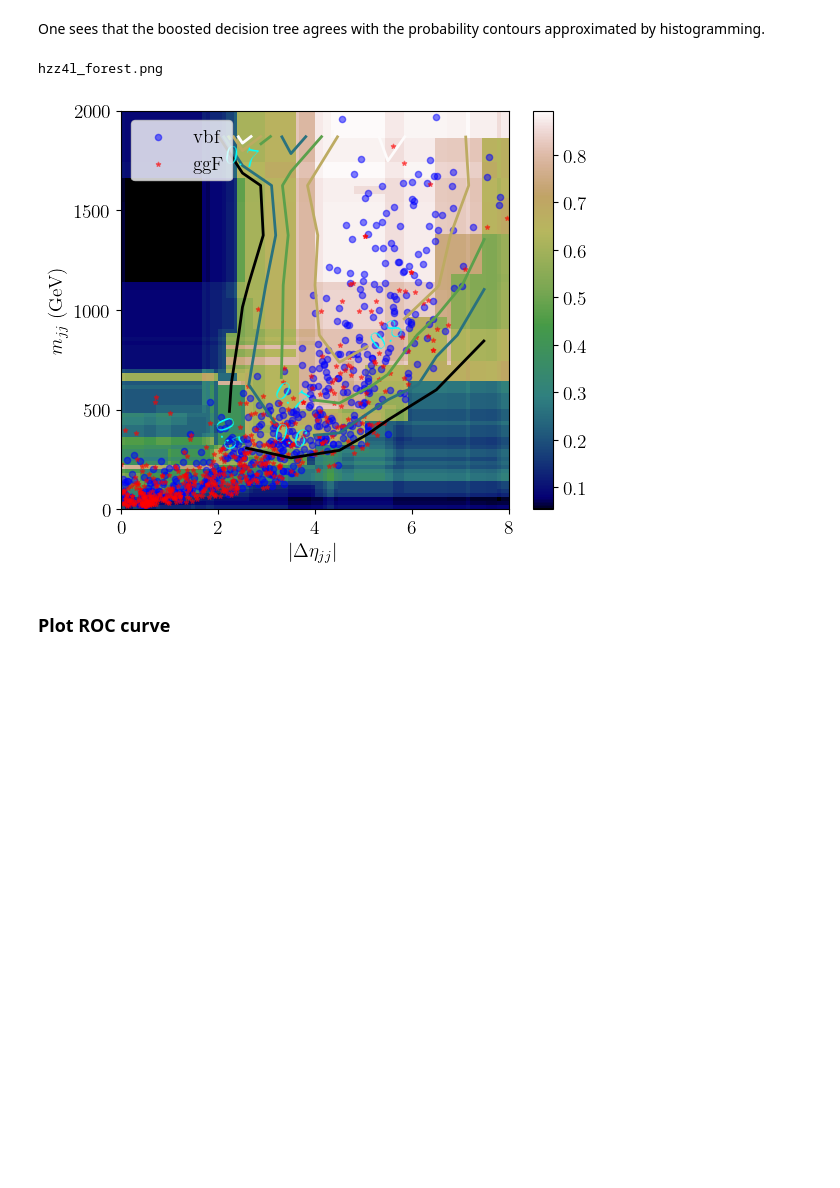
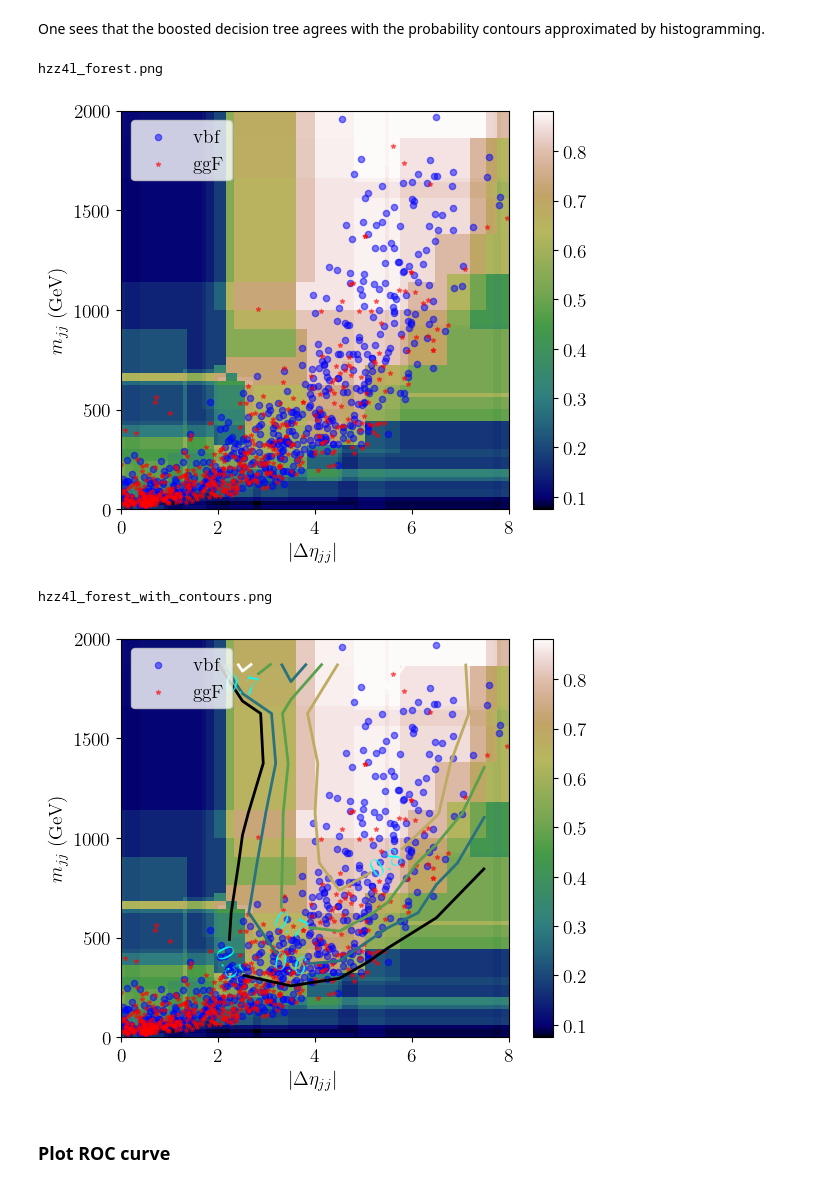
Before and after one commit to hbprosper/Terascale, a Jupyter notebook: 01_BDT/hzz4l_sklearn.ipynb, the cells around one changed output. Saved outputs shown, nothing was run; the diff lists cells and outputs as text; code cells hidden in the pictures; blank space fills up the shorter version.

```diff
--- a/01_BDT/hzz4l_sklearn.ipynb
+++ b/01_BDT/hzz4l_sklearn.ipynb
@@ -268,5 +277,5 @@ hzz4l_detajj_massjj_with_contours.png
 # %%
-bdt = AdaBoostClassifier(DecisionTreeClassifier(max_depth=6),
+bdt = AdaBoostClassifier(DecisionTreeClassifier(max_depth=5),
                                                 #min_samples_leaf=M),
                          algorithm="SAMME",
                          n_estimators=100)
@@ -543,13 +553,21 @@ One sees that the boosted decision tree agrees with the probability contours app
 # %%
 K = 500
 ntrees = -1
+plot_contours(bdtree, sig[:K], bkg[:K],
+              numTrees=ntrees,
+              add_bdt_contours=False,
+              colormap='gist_earth')
+
 plot_contours(bdtree, sig[:K], bkg[:K], h=H,
               numTrees=ntrees,
               add_bdt_contours=False,
-              colormap='gist_earth')
+              colormap='gist_earth',
+              filename='hzz4l_forest_with_contours.png')
 # %% [output]
 hzz4l_forest.png
-[figure, old version]
+[figure, new version]
+hzz4l_forest_with_contours.png
+[figure, added]
 # %% [markdown]
 ### Plot ROC curve
 # %%
```
Also changed, not shown: parts of 11 cells of this notebook, 5 other files.
